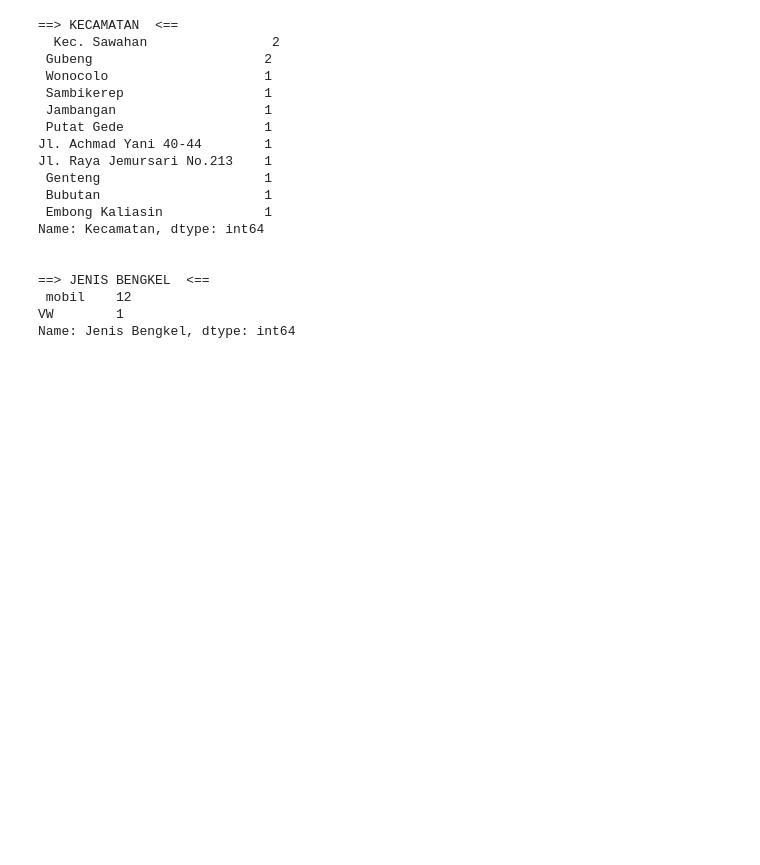
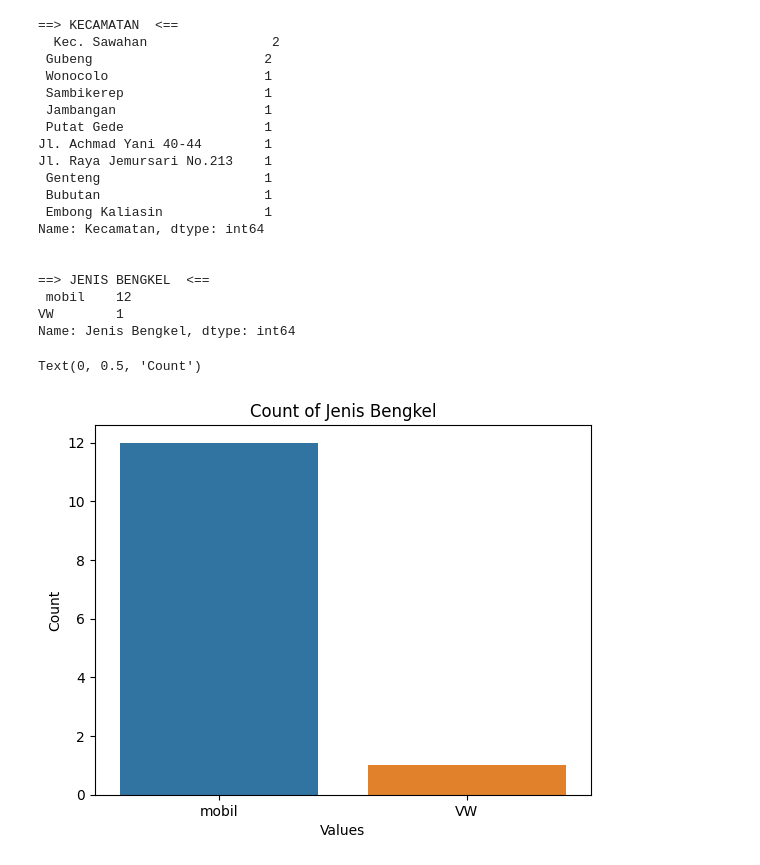
Before and after one commit to whisnumurtyga/coder-data-engineering, a Jupyter notebook: Pertemuan 5 - ScrapingWeb DS/data-bengkel.ipynb, the cells around one changed output. Cells and saved outputs as stored; diff of their text form; code cells hidden in the pictures; blank space fills up the shorter version.

```diff
--- a/Pertemuan 5 - ScrapingWeb DS/data-bengkel.ipynb
+++ b/Pertemuan 5 - ScrapingWeb DS/data-bengkel.ipynb
@@ -279,3 +282,14 @@ Name: Kecamatan, dtype: int64
  mobil    12
 VW        1
 Name: Jenis Bengkel, dtype: int64
+# %%
+# Membuat count plot menggunakan seaborn
+sns.countplot(data=df, x='Jenis Bengkel')
+
+# Memberikan judul dan label sumbu
+plt.title('Count of Jenis Bengkel')
+plt.xlabel('Values')
+plt.ylabel('Count')
+# %% [output]
+Text(0, 0.5, 'Count')
+[figure, added]
```
Also changed, not shown: parts of 5 cells of this notebook, 3 other files.
